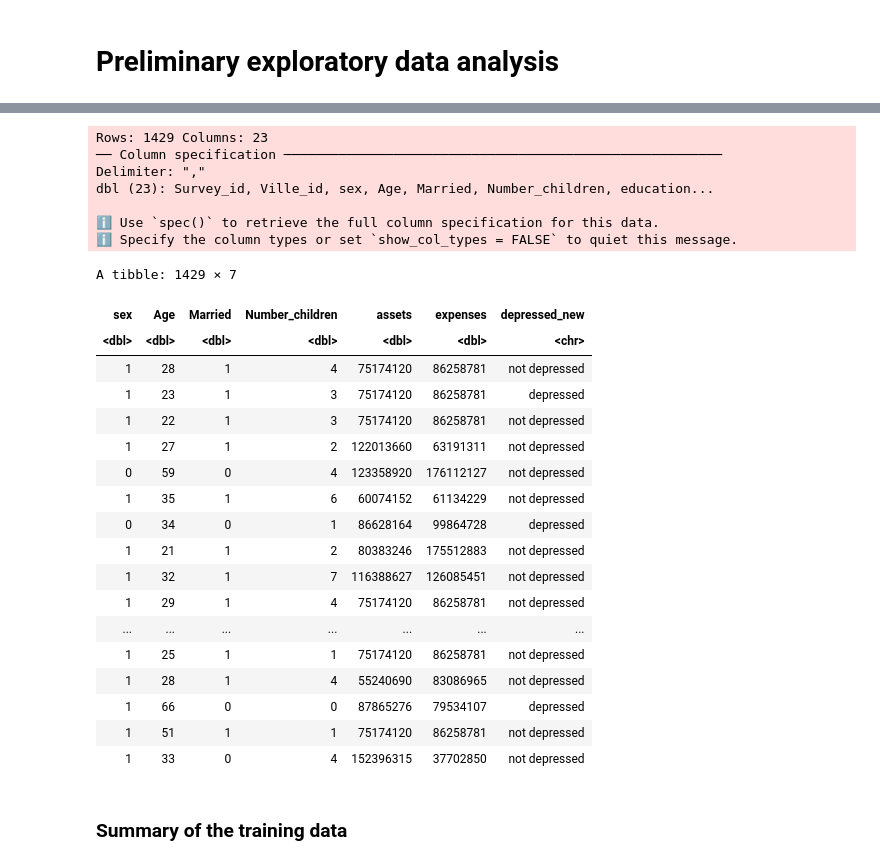
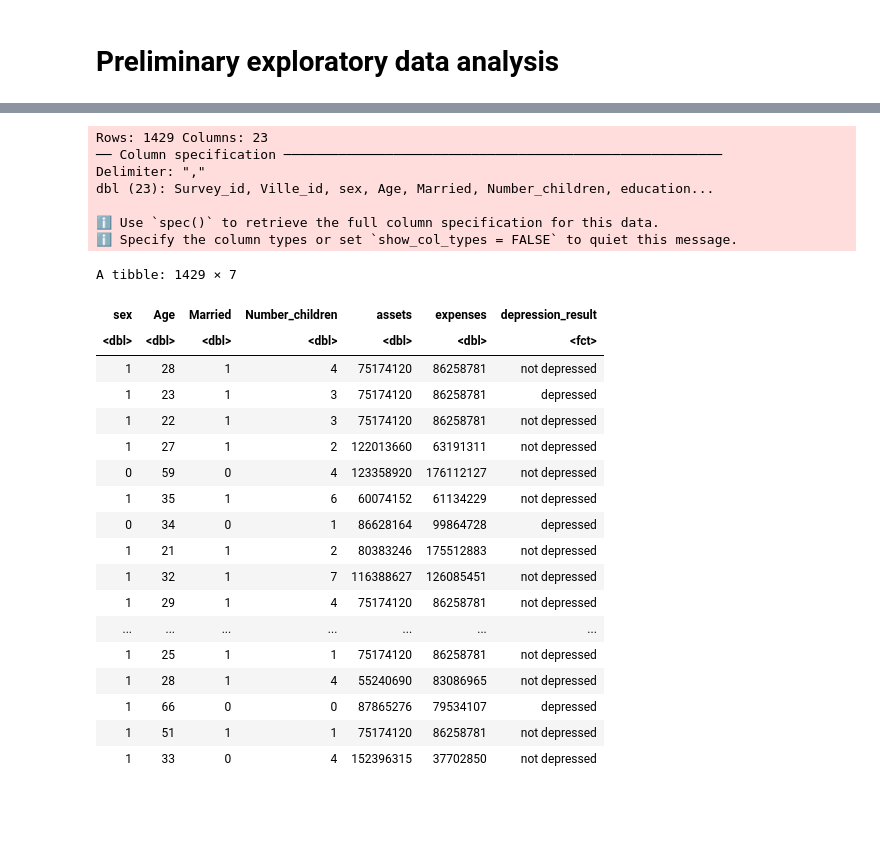
Before and after one commit to DonaldKLee/DSCI-100-Group-Project, a Jupyter notebook: main.ipynb, the cells around one changed output, grey strips where cells are left out. Saved outputs shown, nothing was run; the diff lists cells and outputs as text; code cells hidden in the pictures; blank space fills up the shorter version.

Commit message:
Finished data analysis

```diff
--- a/main.ipynb
+++ b/main.ipynb
@@ -26,24 +32,24 @@ library(tidymodels)
 # %%
 # Reading and cleaning the data
 depression_data <- read_csv("data/b_depressed.csv") |>
-    mutate(depressed_new = ifelse(depressed>0, "depressed", "not depressed")) |>
-    mutate(depressed_new = ifelse(depressed>0, "depressed", "not depressed")) |>
+    mutate(depression_result = ifelse(depressed>0, "depressed", "not depressed")) |>
+    mutate(depression_result = as_factor(ifelse(depressed>0, "depressed", "not depressed"))) |>
     mutate(assets=(gained_asset+durable_asset+save_asset)) |>
     mutate(expenses=(living_expenses+other_expenses+farm_expenses)) |>
-    select(sex, Age, Married, Number_children, assets, expenses, depressed_new)
+    select(sex, Age, Married, Number_children, assets, expenses, depression_result)
 
 depression_data
 # %% [output]
 Rows: 1429 Columns: 23
 ── Column specification ────────────────────────────────────────────────────────
 Delimiter: ","
 dbl (23): Survey_id, Ville_id, sex, Age, Married, Number_children, education...
 
 ℹ Use `spec()` to retrieve the full column specification for this data.
 ℹ Specify the column types or set `show_col_types = FALSE` to quiet this message.
 A tibble: 1429 × 7
-| sex | Age | Married | Number_children | assets | expenses | depressed_new |
-| <dbl> | <dbl> | <dbl> | <dbl> | <dbl> | <dbl> | <chr> |
+| sex | Age | Married | Number_children | assets | expenses | depression_result |
+| <dbl> | <dbl> | <dbl> | <dbl> | <dbl> | <dbl> | <fct> |
 | 1 | 28 | 1 | 4 | 75174120 | 86258781 | not depressed |
 | 1 | 23 | 1 | 3 | 75174120 | 86258781 | depressed |
 | 1 | 22 | 1 | 3 | 75174120 | 86258781 | not depressed |
@@ -60,5 +66,3 @@ A tibble: 1429 × 7
 | 1 | 66 | 0 | 0 | 87865276 | 79534107 | depressed |
 | 1 | 51 | 1 | 1 | 75174120 | 86258781 | not depressed |
 | 1 | 33 | 0 | 4 | 152396315 | 37702850 | not depressed |
-# %% [markdown]
-### Summary of the training data
```
Also changed, not shown: parts of 9 cells of this notebook.
